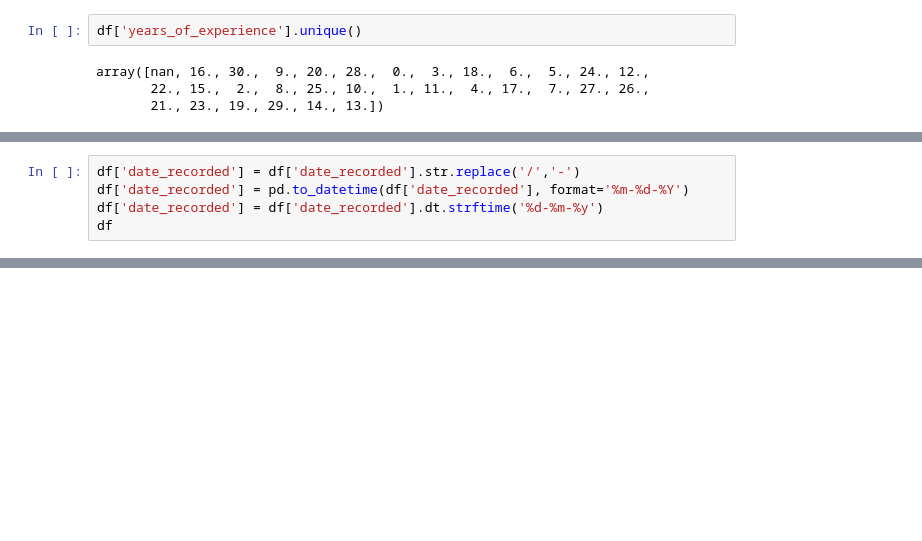
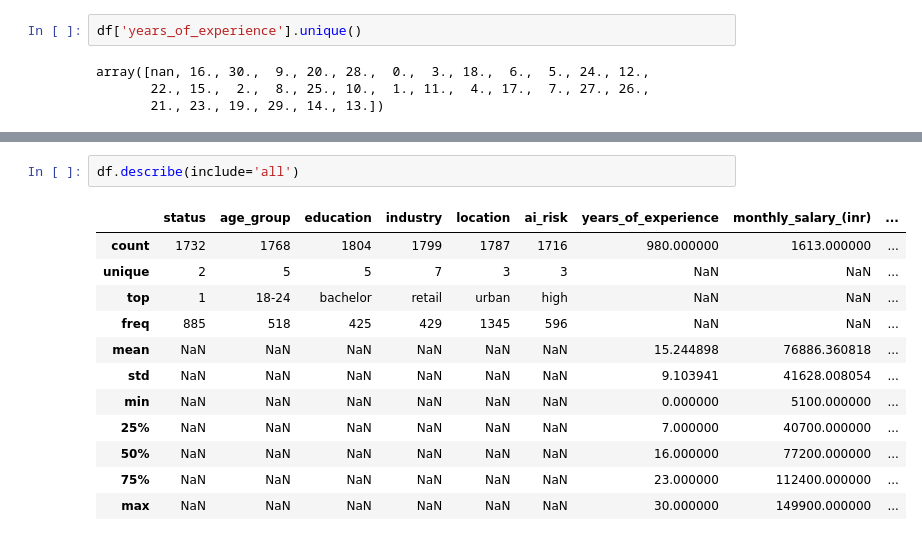
Before and after one commit to Abhay-Pratap-Singh-7/Probation-Project-25, a Jupyter notebook: Abhay_Pratap_Singh_Task_5/Data_cleaning.ipynb, the cells around one changed output, grey strips where cells are left out. Saved outputs shown, nothing was run; the diff lists cells and outputs as text; blank space fills up the shorter version.

```diff
--- a/Abhay_Pratap_Singh_Task_5/Data_cleaning.ipynb
+++ b/Abhay_Pratap_Singh_Task_5/Data_cleaning.ipynb
@@ -205,5 +185,0 @@ df.dropna()
-# %%
-df['date_recorded'] = df['date_recorded'].str.replace('/','-')
-df['date_recorded'] = pd.to_datetime(df['date_recorded'], format='%m-%d-%Y')
-df['date_recorded'] = df['date_recorded'].dt.strftime('%d-%m-%y')
-df
@@ -219,0 +198,15 @@ ValueError: time data "02-01-23" doesn't match format "%m-%d-%Y", at position 0.
+# %%
+df.describe(include='all')
+# %% [output]
+|  | status | age_group | education | industry | location | ai_risk | years_of_experience | monthly_salary_(inr) | ... |
+| count | 1732 | 1768 | 1804 | 1799 | 1787 | 1716 | 980.000000 | 1613.000000 | ... |
+| unique | 2 | 5 | 5 | 7 | 3 | 3 | NaN | NaN | ... |
+| top | 1 | 18-24 | bachelor | retail | urban | high | NaN | NaN | ... |
+| freq | 885 | 518 | 425 | 429 | 1345 | 596 | NaN | NaN | ... |
+| mean | NaN | NaN | NaN | NaN | NaN | NaN | 15.244898 | 76886.360818 | ... |
+| std | NaN | NaN | NaN | NaN | NaN | NaN | 9.103941 | 41628.008054 | ... |
+| min | NaN | NaN | NaN | NaN | NaN | NaN | 0.000000 | 5100.000000 | ... |
+| 25% | NaN | NaN | NaN | NaN | NaN | NaN | 7.000000 | 40700.000000 | ... |
+| 50% | NaN | NaN | NaN | NaN | NaN | NaN | 16.000000 | 77200.000000 | ... |
+| 75% | NaN | NaN | NaN | NaN | NaN | NaN | 23.000000 | 112400.000000 | ... |
+| max | NaN | NaN | NaN | NaN | NaN | NaN | 30.000000 | 149900.000000 | ... |
```
Also changed, not shown: parts of 30 cells of this notebook, 6 other files.
